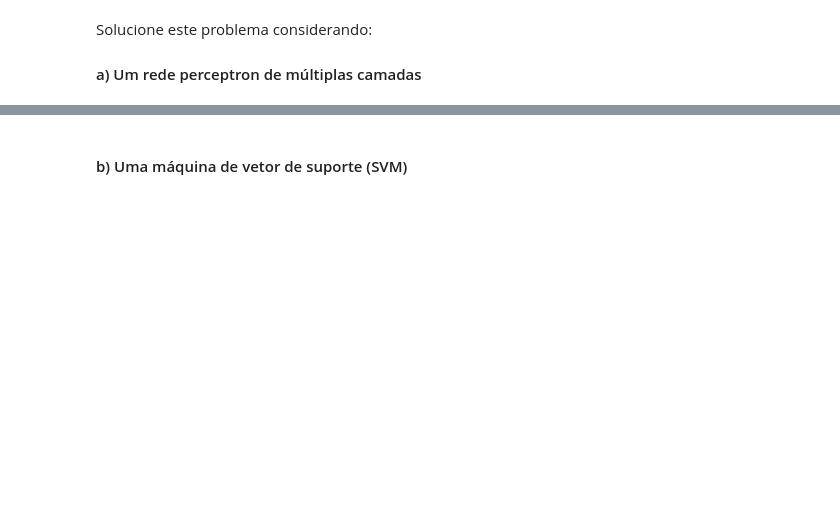
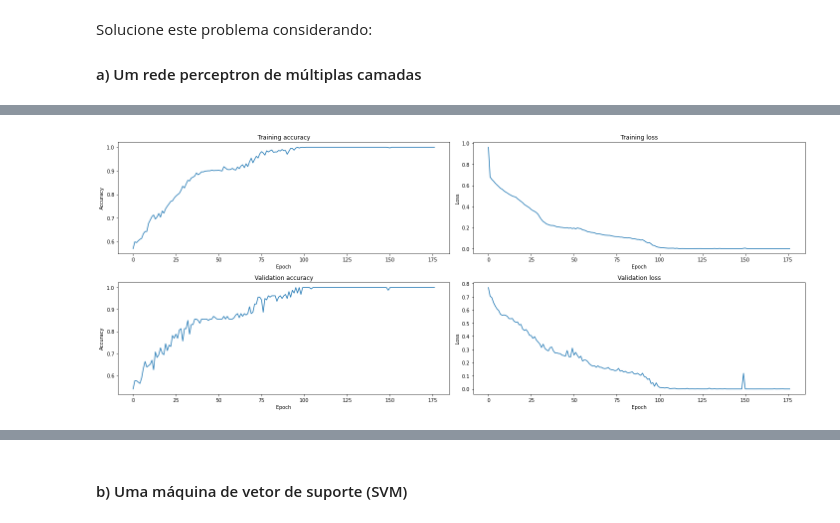
Before and after one commit to angelomarcelino/machine_learning, a Jupyter notebook: q3_espirals.ipynb, the cells around one changed output, grey strips where cells are left out. Saved outputs shown, nothing was run; the diff lists cells and outputs as text; code cells hidden in the pictures; blank space fills up the shorter version.

```diff
--- a/q3_espirals.ipynb
+++ b/q3_espirals.ipynb
@@ -34,0 +116,9 @@ Solucione este problema considerando:
+# %%
+from tensorflow.keras.callbacks import EarlyStopping
+
+history = mlp.fit(
+     x_train, y_train,
+    epochs=500,
+    validation_split=0.1,
+    callbacks=[EarlyStopping(monitor='val_loss', patience=10)]
+)
@@ -34,0 +143,42 @@ Solucione este problema considerando:
+# %%
+from matplotlib import pyplot as plt
+
+fig, axes = plt.subplots(nrows=2, ncols=2, figsize=(20, 8))
+axes = axes.flatten()
+
+axes[0].plot(history.history['accuracy'])
+
+axes[0].set(
+    title='Training accuracy',
+    ylabel='Accuracy',
+    xlabel='Epoch'
+)
+
+axes[1].plot(history.history['loss'])
+
+axes[1].set(
+    title='Training loss',
+    ylabel='Loss',
+    xlabel='Epoch'
+)
+
+axes[2].plot(history.history['val_accuracy'])
+
+axes[2].set(
+    title='Validation accuracy',
+    ylabel='Accuracy',
+    xlabel='Epoch'
+)
+
+axes[3].plot(history.history['val_loss'])
+
+axes[3].set(
+    title='Validation loss',
+    ylabel='Loss',
+    xlabel='Epoch'
+)
+
+plt.tight_layout()
+plt.show()
+# %% [output]
+[figure, added]
```
Also changed, not shown: parts of 17 cells of this notebook.
